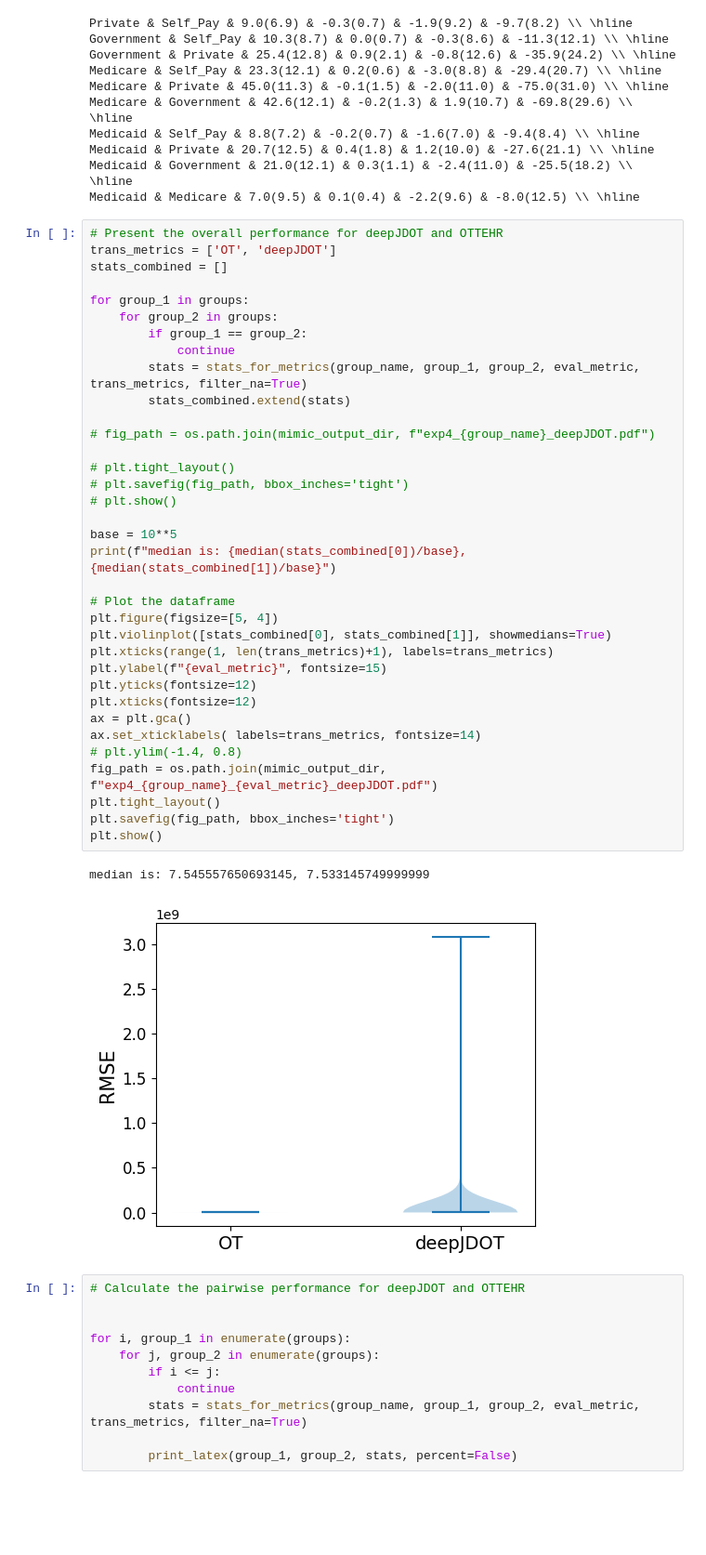
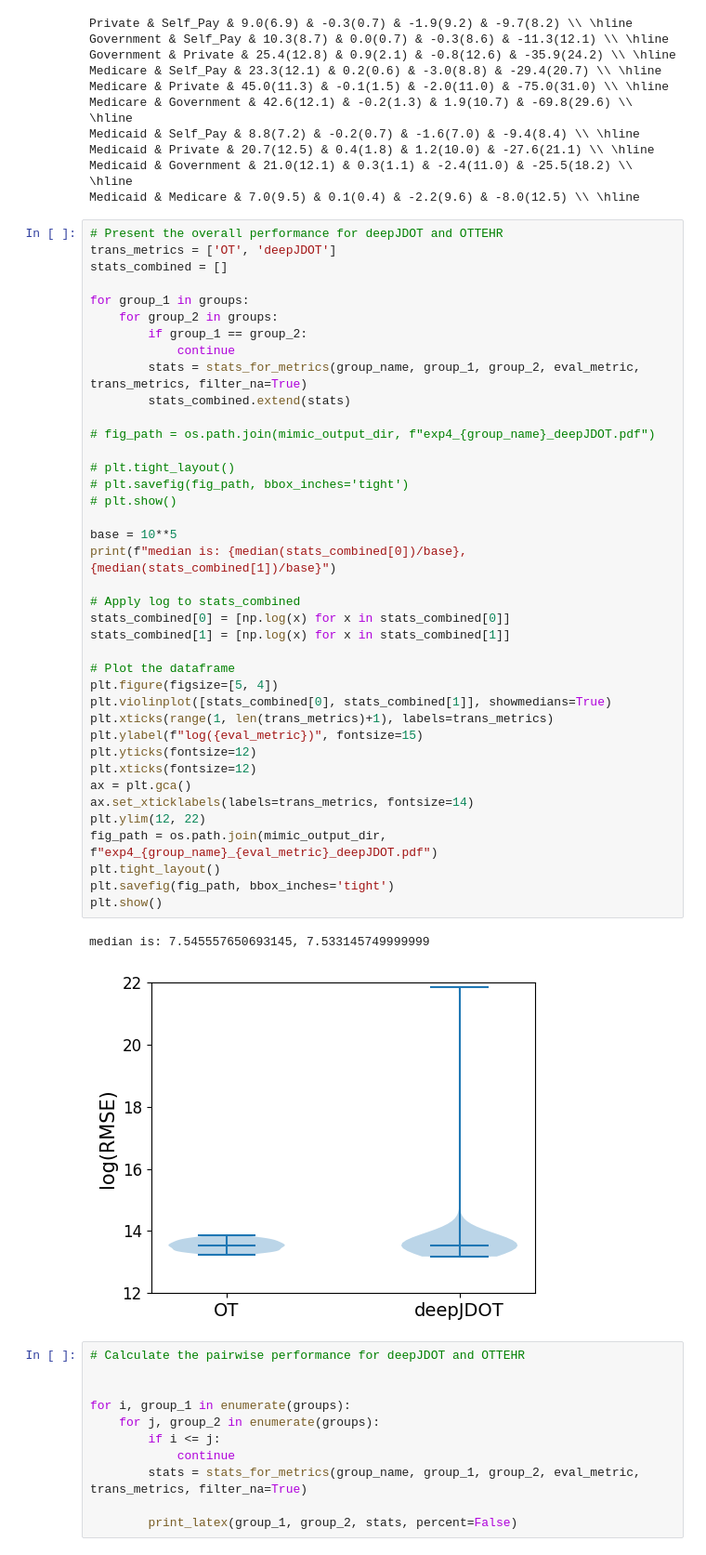
Before and after one commit to causalpathlab/EHR-OT, a Jupyter notebook: mimic_exp/admission/mimic_exp4_accuracy.ipynb, the cells around one changed output. Shown at 93% size. Saved outputs shown, nothing was run; the diff lists cells and outputs as text; blank space fills up the shorter version.

Commit message:
updated deepJDOT accuracy violin plot using log scale

```diff
--- a/mimic_exp/admission/mimic_exp4_accuracy.ipynb
+++ b/mimic_exp/admission/mimic_exp4_accuracy.ipynb
@@ -152,37 +168,41 @@ stats_combined = []
 
 for group_1 in groups:
     for group_2 in groups:
         if group_1 == group_2:
             continue
         stats = stats_for_metrics(group_name, group_1, group_2, eval_metric, trans_metrics, filter_na=True)
         stats_combined.extend(stats)
 
 # fig_path = os.path.join(mimic_output_dir, f"exp4_{group_name}_deepJDOT.pdf")
 
 # plt.tight_layout()
 # plt.savefig(fig_path, bbox_inches='tight')
 # plt.show()
 
 base = 10**5
 print(f"median is: {median(stats_combined[0])/base}, {median(stats_combined[1])/base}")
 
+# Apply log to stats_combined
+stats_combined[0] = [np.log(x) for x in stats_combined[0]]
+stats_combined[1] = [np.log(x) for x in stats_combined[1]]
+
 # Plot the dataframe
 plt.figure(figsize=[5, 4])
 plt.violinplot([stats_combined[0], stats_combined[1]], showmedians=True)
 plt.xticks(range(1, len(trans_metrics)+1), labels=trans_metrics)
-plt.ylabel(f"{eval_metric}", fontsize=15)
+plt.ylabel(f"log({eval_metric})", fontsize=15)
 plt.yticks(fontsize=12)
 plt.xticks(fontsize=12)
 ax = plt.gca()
-ax.set_xticklabels( labels=trans_metrics, fontsize=14)
-# plt.ylim(-1.4, 0.8)
+ax.set_xticklabels(labels=trans_metrics, fontsize=14)
+plt.ylim(12, 22)
 fig_path = os.path.join(mimic_output_dir, f"exp4_{group_name}_{eval_metric}_deepJDOT.pdf")
 plt.tight_layout()
 plt.savefig(fig_path, bbox_inches='tight')
 plt.show()
 # %% [output]
 median is: 7.545557650693145, 7.533145749999999
-[figure, old version]
+[figure, new version]
 # %%
 # Calculate the pairwise performance for deepJDOT and OTTEHR
 
```
Also changed, not shown: parts of 2 cells of this notebook, 4 other files.
